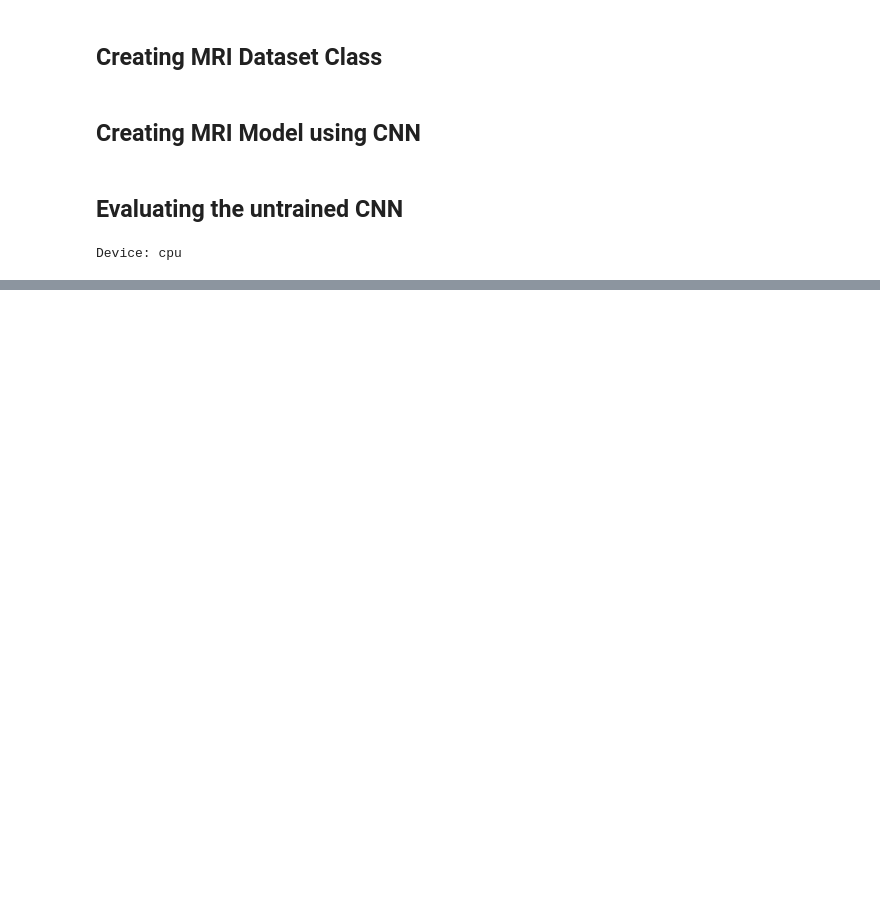
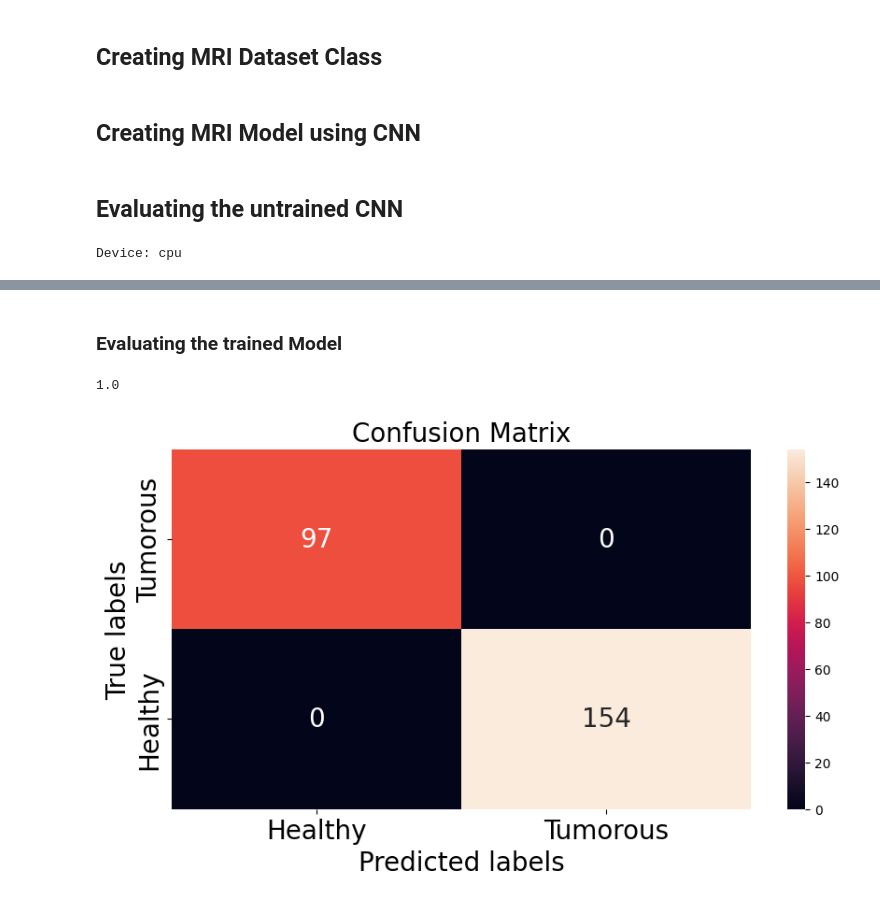
Before and after one commit to AaryaAshok77/BrainTumourDetector_DeepLearning, a Jupyter notebook: Brain_Tumour_Detector_Deep_Learning.ipynb, the cells around one changed output, grey strips where cells are left out. Saved outputs shown, nothing was run; the diff lists cells and outputs as text; code cells hidden in the pictures; blank space fills up the shorter version.

```diff
--- a/Brain_Tumour_Detector_Deep_Learning.ipynb
+++ b/Brain_Tumour_Detector_Deep_Learning.ipynb
@@ -218,0 +249,7 @@ accuracy_score(y_true, threshold(outputs)) #? Checking the accuracy of the model
+# %%
+lr = 0.0001
+optimizer = torch.optim.Adam(model.parameters(), lr=lr) #? Optimiser
+
+epoch = 400
+dataloader = DataLoader(mri_data, batch_size=32, shuffle=True) #? Dataloader
+model.train() #? Setting the model to training mode
@@ -218,0 +313,40 @@ accuracy_score(y_true, threshold(outputs)) #? Checking the accuracy of the model
+# %% [markdown]
+### Evaluating the trained Model
+# %%
+model.eval()
+dataloader = DataLoader(mri_data, batch_size=32, shuffle=False)
+outputs = []
+y_true = []
+
+with torch.no_grad():
+    for d in dataloader:
+        image = d['image'].to(device)
+        label = d['label'].to(device)
+
+        y_hat = model(image)
+
+        outputs.append(y_hat.detach().cpu().numpy())
+        y_true.append(label.detach().cpu().numpy())
+
+outputs = np.concatenate(outputs, axis=0)
+y_true = np.concatenate(y_true, axis=0)
+# %%
+accuracy_score(y_true, threshold(outputs))
+# %% [output]
+1.0
+# %%
+plt.figure(figsize=(10, 5))
+cm = confusion_matrix(y_true, threshold(outputs))
+ax = plt.subplot()
+sns.heatmap(cm, annot=True, fmt='g', ax=ax, annot_kws={"size": 20})
+
+ax.set_xlabel('Predicted labels', fontsize=20)
+ax.set_ylabel('True labels', fontsize=20)
+ax.set_title('Confusion Matrix', fontsize=20)
+
+ax.set_xticklabels(['Healthy', 'Tumorous'], fontsize=20)
+ax.set_yticklabels(['Tumorous', 'Healthy'], fontsize=20)
+
+plt.show() #! Our model now accurately predicts the tumorous and healthy images
+# %% [output]
+[figure, added]
```
Also changed, not shown: parts of 11 cells of this notebook, 1 other file.
